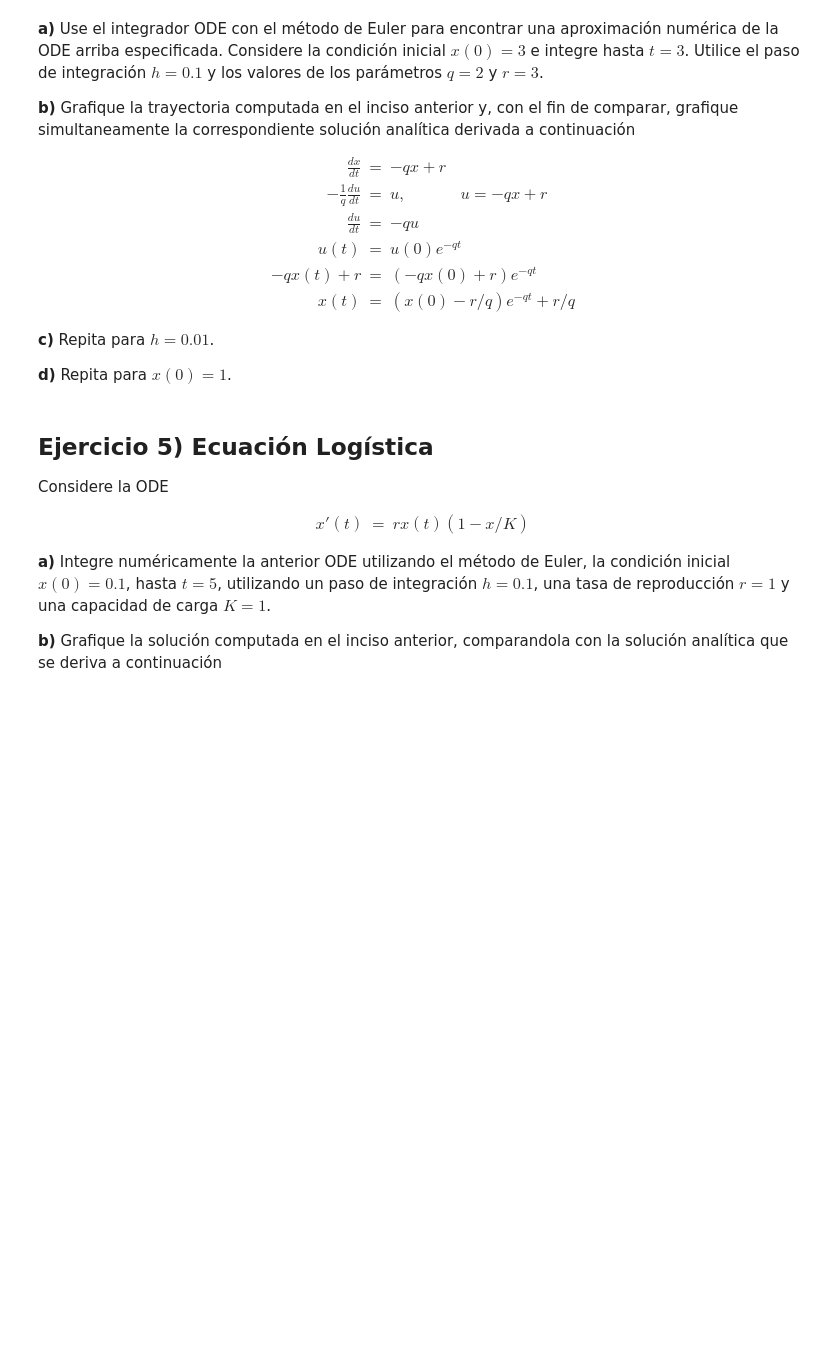
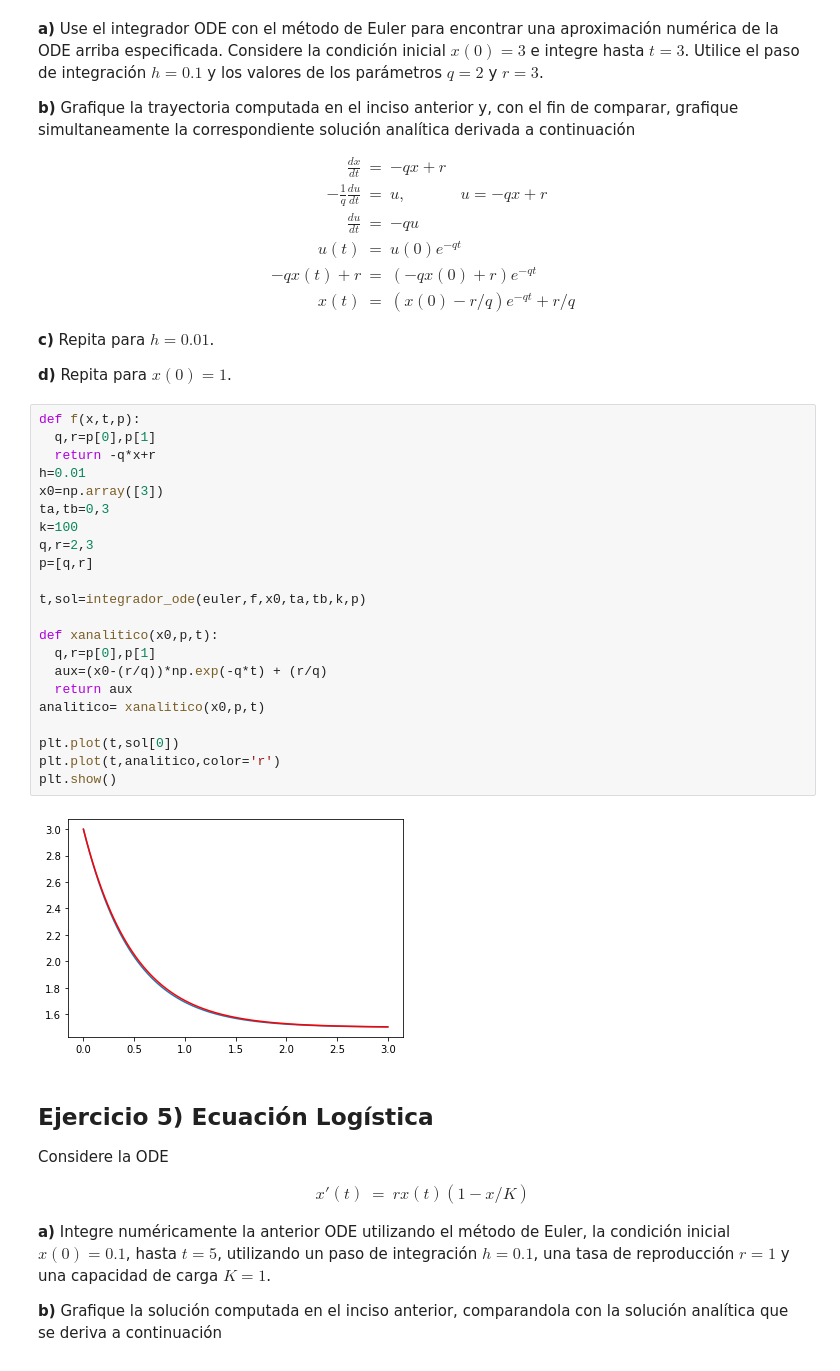
Before and after one commit to FranciscoMichati/Redes-neuronales, a Jupyter notebook: Redes_neuronales_2022_practico_4.ipynb, the cells around one changed output. Cells and saved outputs as stored; diff of their text form; blank space fills up the shorter version.

```diff
--- a/Redes_neuronales_2022_practico_4.ipynb
+++ b/Redes_neuronales_2022_practico_4.ipynb
@@ -249,6 +294,30 @@ x(t)
 **c)** Repita para $h=0.01$.
 
 **d)** Repita para $x(0)=1$.
+# %%
+def f(x,t,p):
+  q,r=p[0],p[1]
+  return -q*x+r
+h=0.01
+x0=np.array([3])
+ta,tb=0,3
+k=100
+q,r=2,3
+p=[q,r]
+
+t,sol=integrador_ode(euler,f,x0,ta,tb,k,p)
+
+def xanalitico(x0,p,t):
+  q,r=p[0],p[1]
+  aux=(x0-(r/q))*np.exp(-q*t) + (r/q)
+  return aux
+analitico= xanalitico(x0,p,t)
+
+plt.plot(t,sol[0])
+plt.plot(t,analitico,color='r')
+plt.show()
+# %% [output]
+[figure, added]
 # %% [markdown]
 ## **Ejercicio 5)** Ecuación Logística
 
```
Also changed, not shown: parts of 8 cells of this notebook.
